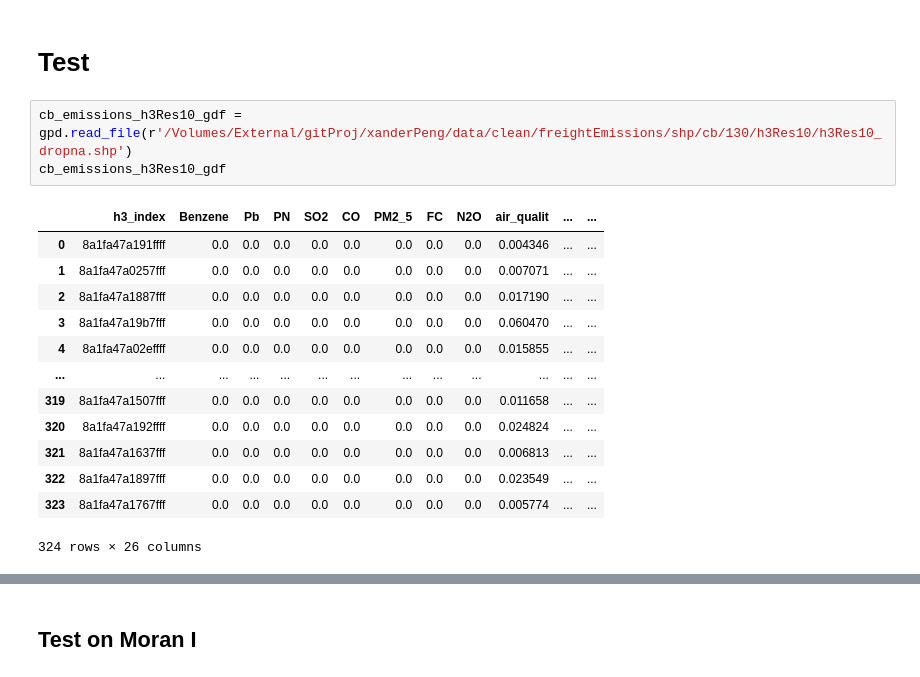
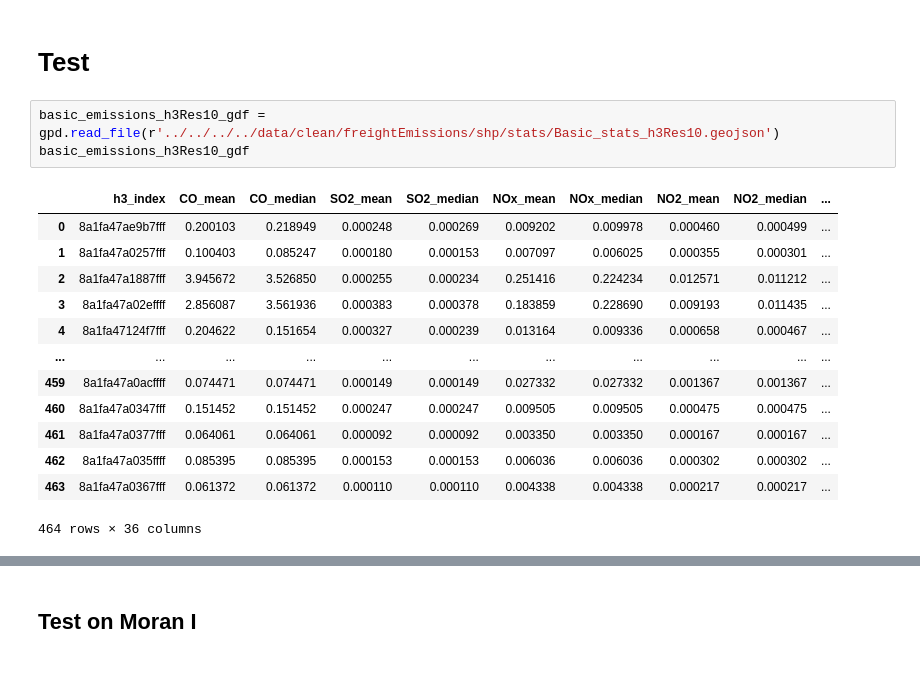
Before and after one commit to XanderPENG/matsim-xp, a Jupyter notebook: src/main/python/freight_emission/spatial_autocorrelationAndGWR.ipynb, the cells around one changed output, grey strips where cells are left out. Cells and saved outputs as stored; diff of their text form.

```diff
--- a/src/main/python/freight_emission/spatial_autocorrelationAndGWR.ipynb
+++ b/src/main/python/freight_emission/spatial_autocorrelationAndGWR.ipynb
@@ -12,19 +14,19 @@ from splot.esda import moran_facet,moran_scatterplot,lisa_cluster,plot_local_aut
 # %% [markdown]
 # Test
 # %%
-cb_emissions_h3Res10_gdf = gpd.read_file(r'/Volumes/External/gitProj/xanderPeng/data/clean/freightEmissions/shp/cb/130/h3Res10/h3Res10_dropna.shp')
-cb_emissions_h3Res10_gdf
+basic_emissions_h3Res10_gdf = gpd.read_file(r'../../../../data/clean/freightEmissions/shp/stats/Basic_stats_h3Res10.geojson')
+basic_emissions_h3Res10_gdf
 # %% [output]
-|  | h3_index | Benzene | Pb | PN | SO2 | CO | PM2_5 | FC | N2O | air_qualit | ... | ... |
-| 0 | 8a1fa47a191ffff | 0.0 | 0.0 | 0.0 | 0.0 | 0.0 | 0.0 | 0.0 | 0.0 | 0.004346 | ... | ... |
-| 1 | 8a1fa47a0257fff | 0.0 | 0.0 | 0.0 | 0.0 | 0.0 | 0.0 | 0.0 | 0.0 | 0.007071 | ... | ... |
-| 2 | 8a1fa47a1887fff | 0.0 | 0.0 | 0.0 | 0.0 | 0.0 | 0.0 | 0.0 | 0.0 | 0.017190 | ... | ... |
-| 3 | 8a1fa47a19b7fff | 0.0 | 0.0 | 0.0 | 0.0 | 0.0 | 0.0 | 0.0 | 0.0 | 0.060470 | ... | ... |
-| 4 | 8a1fa47a02effff | 0.0 | 0.0 | 0.0 | 0.0 | 0.0 | 0.0 | 0.0 | 0.0 | 0.015855 | ... | ... |
-| ... | ... | ... | ... | ... | ... | ... | ... | ... | ... | ... | ... | ... |
-| 319 | 8a1fa47a1507fff | 0.0 | 0.0 | 0.0 | 0.0 | 0.0 | 0.0 | 0.0 | 0.0 | 0.011658 | ... | ... |
-| 320 | 8a1fa47a192ffff | 0.0 | 0.0 | 0.0 | 0.0 | 0.0 | 0.0 | 0.0 | 0.0 | 0.024824 | ... | ... |
-| 321 | 8a1fa47a1637fff | 0.0 | 0.0 | 0.0 | 0.0 | 0.0 | 0.0 | 0.0 | 0.0 | 0.006813 | ... | ... |
-| 322 | 8a1fa47a1897fff | 0.0 | 0.0 | 0.0 | 0.0 | 0.0 | 0.0 | 0.0 | 0.0 | 0.023549 | ... | ... |
-| 323 | 8a1fa47a1767fff | 0.0 | 0.0 | 0.0 | 0.0 | 0.0 | 0.0 | 0.0 | 0.0 | 0.005774 | ... | ... |
+|  | h3_index | CO_mean | CO_median | SO2_mean | SO2_median | NOx_mean | NOx_median | NO2_mean | NO2_median | ... |
+| 0 | 8a1fa47ae9b7fff | 0.200103 | 0.218949 | 0.000248 | 0.000269 | 0.009202 | 0.009978 | 0.000460 | 0.000499 | ... |
+| 1 | 8a1fa47a0257fff | 0.100403 | 0.085247 | 0.000180 | 0.000153 | 0.007097 | 0.006025 | 0.000355 | 0.000301 | ... |
+| 2 | 8a1fa47a1887fff | 3.945672 | 3.526850 | 0.000255 | 0.000234 | 0.251416 | 0.224234 | 0.012571 | 0.011212 | ... |
+| 3 | 8a1fa47a02effff | 2.856087 | 3.561936 | 0.000383 | 0.000378 | 0.183859 | 0.228690 | 0.009193 | 0.011435 | ... |
+| 4 | 8a1fa47124f7fff | 0.204622 | 0.151654 | 0.000327 | 0.000239 | 0.013164 | 0.009336 | 0.000658 | 0.000467 | ... |
+| ... | ... | ... | ... | ... | ... | ... | ... | ... | ... | ... |
+| 459 | 8a1fa47a0acffff | 0.074471 | 0.074471 | 0.000149 | 0.000149 | 0.027332 | 0.027332 | 0.001367 | 0.001367 | ... |
+| 460 | 8a1fa47a0347fff | 0.151452 | 0.151452 | 0.000247 | 0.000247 | 0.009505 | 0.009505 | 0.000475 | 0.000475 | ... |
+| 461 | 8a1fa47a0377fff | 0.064061 | 0.064061 | 0.000092 | 0.000092 | 0.003350 | 0.003350 | 0.000167 | 0.000167 | ... |
+| 462 | 8a1fa47a035ffff | 0.085395 | 0.085395 | 0.000153 | 0.000153 | 0.006036 | 0.006036 | 0.000302 | 0.000302 | ... |
+| 463 | 8a1fa47a0367fff | 0.061372 | 0.061372 | 0.000110 | 0.000110 | 0.004338 | 0.004338 | 0.000217 | 0.000217 | ... |
-324 rows × 26 columns
+464 rows × 36 columns
```
Also changed, not shown: parts of 21 cells of this notebook, 34 other files.
